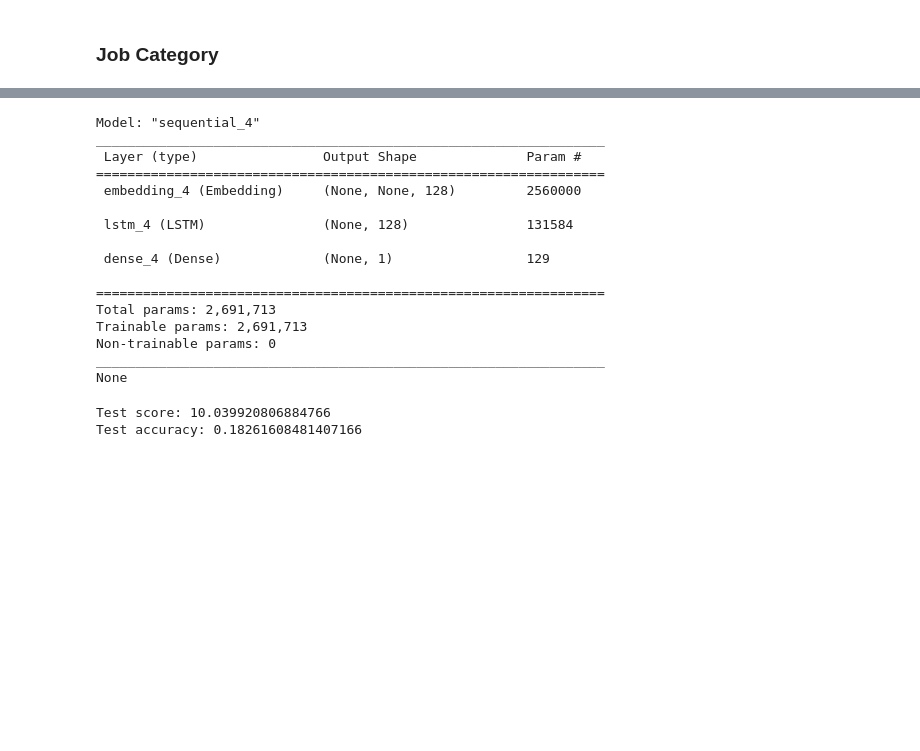
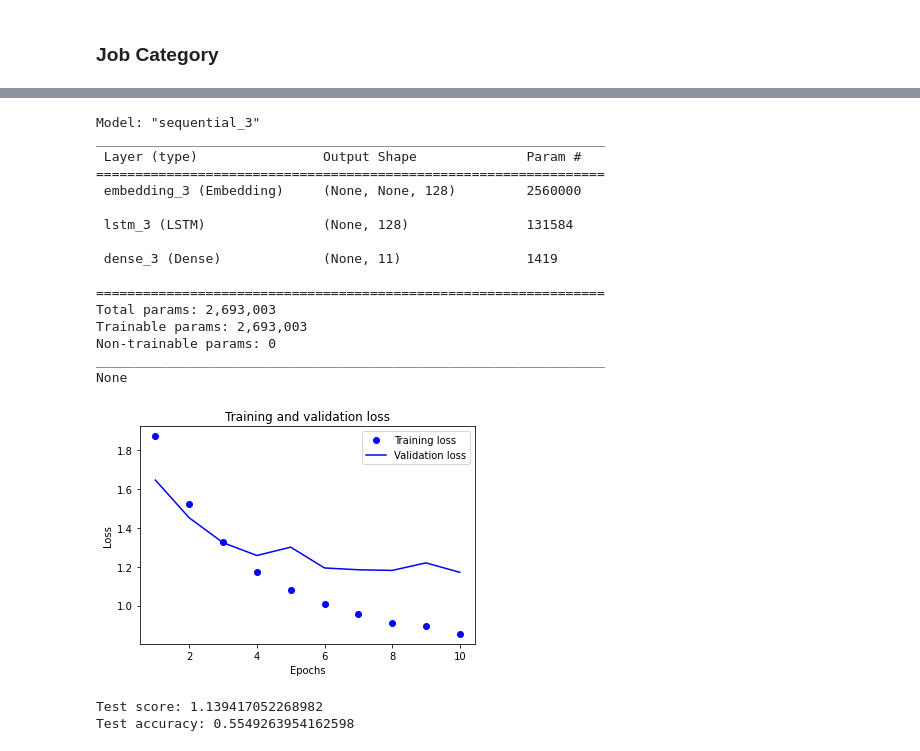
Before and after one commit to srk-practicum/2022-knu-nlp, a Jupyter notebook: step_3.ipynb, the cells around one changed output, grey strips where cells are left out. Cells and saved outputs as stored; diff of their text form; code cells hidden in the pictures; blank space fills up the shorter version.

Commit message:
Classification of text data using RNN

```diff
--- a/step_3.ipynb
+++ b/step_3.ipynb
@@ -97,13 +136,13 @@ Test accuracy: 0.9283692240715027
 # %% [markdown]
 ### Job Category
 # %%
-train_df = pd.read_csv("data/tmp_category_train.csv")
+train_df = pd.read_csv("/content/gdrive/MyDrive/practice_nlp_2022/data/tmp_category_train.csv")
 train_df['job_description'] = train_df['job_description'].apply(lambda x: str_to_num_lst(x))
 X_train = train_df["job_description"]
 Y_train = train_df["y"]
 y_train = np.asarray(Y_train).astype("float32")
 
-test_df = pd.read_csv("data/tmp_category_test.csv")
+test_df = pd.read_csv("/content/gdrive/MyDrive/practice_nlp_2022/data/tmp_category_test.csv")
 test_df['job_description'] = test_df['job_description'].apply(lambda x: str_to_num_lst(x))
 X_test = test_df["job_description"]
 Y_test = test_df["y"]
@@ -116,25 +154,29 @@ x_train = keras.preprocessing.sequence.pad_sequences(X_train, maxlen = max_seq_l
 x_test = keras.preprocessing.sequence.pad_sequences(X_test, maxlen = max_seq_len)
 # %%
 emb_dim = 128
+max_features = 20000
 
 model_category = keras.Sequential()
 model_category.add(layers.Embedding(max_features, emb_dim))
 model_category.add(layers.LSTM(128))
-model_category.add(layers.Dense(1, activation = 'sigmoid'))
+model_category.add(layers.Dense(11, activation = 'softmax'))
 # %%
-model_category.compile(optimizer = "rmsprop",
-              loss = "mse",
-              metrics = ["accuracy"])
-
+model_category.compile(
+    optimizer = "adam",
+    loss = "sparse_categorical_crossentropy",
+    metrics = ["accuracy"]
+)
 
 my_callbacks = [tf.keras.callbacks.EarlyStopping(patience=2)]
 
-history = model_category.fit(x_train,
-                    y_train,
-                    epochs = 5,
-                    batch_size = 128,
-                    validation_split = 0.2,
-                    shuffle = True,
-                    verbose = 1,
-                    callbacks = my_callbacks)
+history = model_category.fit(
+    x_train,
+    y_train,
+    epochs = 10,
+    batch_size = 128,
+    validation_split = 0.2,
+    shuffle = True,
+    verbose = 2,
+    callbacks = my_callbacks
+)
 # %% [output]
@@ -149,26 +203,30 @@ Epoch 4/5
 # %%
 print(model_category.summary())
 # %% [output]
-Model: "sequential_4"
+Model: "sequential_3"
 _________________________________________________________________
  Layer (type)                Output Shape              Param #
 =================================================================
- embedding_4 (Embedding)     (None, None, 128)         2560000
+ embedding_3 (Embedding)     (None, None, 128)         2560000
 
- lstm_4 (LSTM)               (None, 128)               131584
+ lstm_3 (LSTM)               (None, 128)               131584
 
- dense_4 (Dense)             (None, 1)                 129
+ dense_3 (Dense)             (None, 11)                1419
 
 =================================================================
-Total params: 2,691,713
-Trainable params: 2,691,713
+Total params: 2,693,003
+Trainable params: 2,693,003
 Non-trainable params: 0
 _________________________________________________________________
 None
+# %%
+loss_plot(history)
+# %% [output]
+[figure, added]
 # %%
 score = model_category.evaluate(x_test, y_test, verbose=0)
 print('Test score:', score[0])
 print('Test accuracy:', score[1])
 # %% [output]
-Test score: 10.039920806884766
-Test accuracy: 0.18261608481407166
+Test score: 1.139417052268982
+Test accuracy: 0.5549263954162598
```
Also changed, not shown: parts of 11 cells of this notebook.
